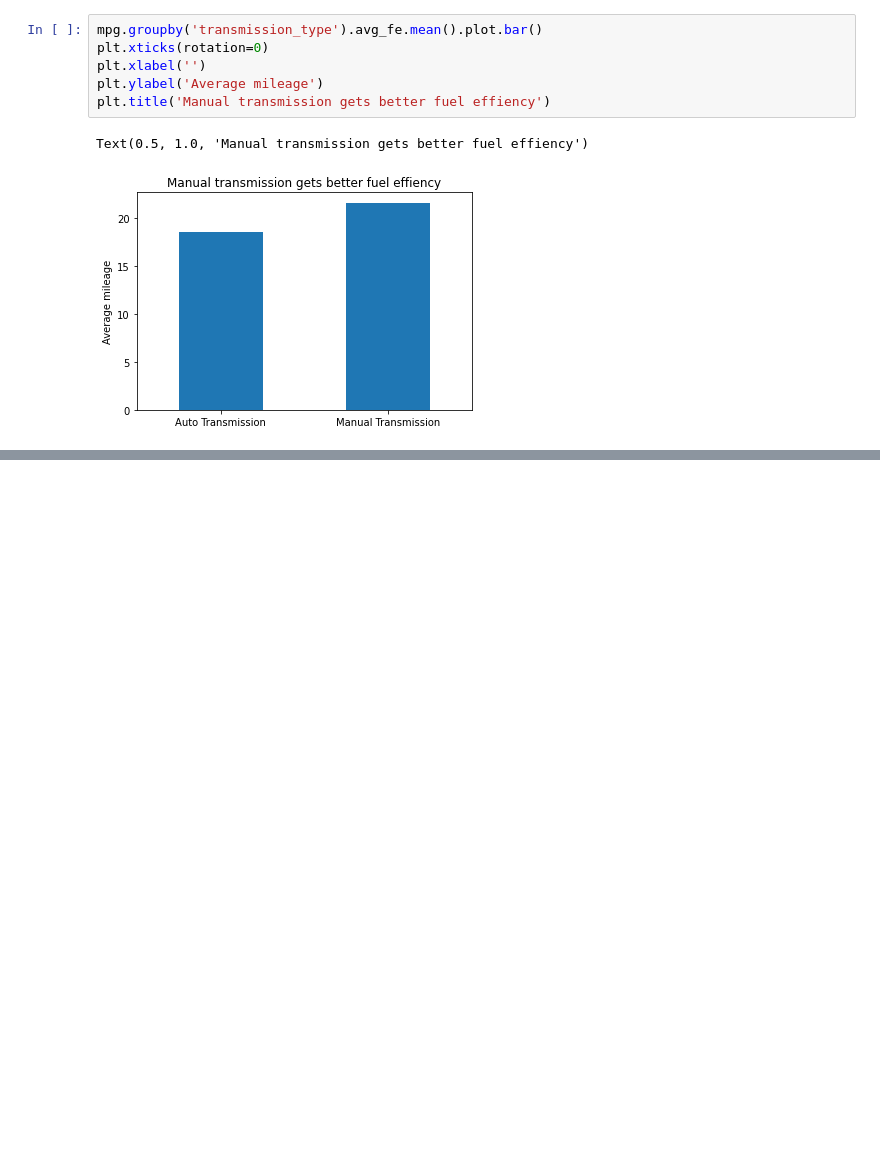
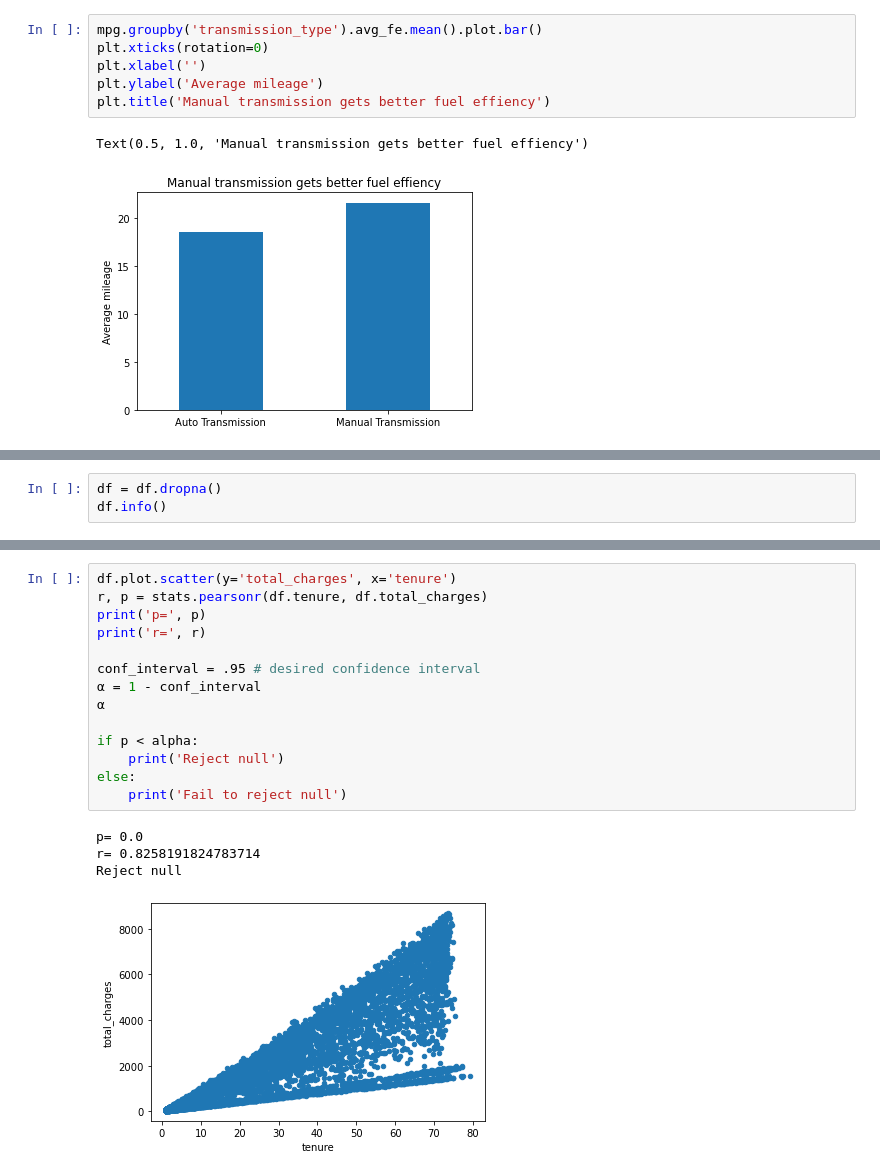
Before and after one commit to paigerackley/statistics-exercises, a Jupyter notebook: hypothesis_testing.ipynb, the cells around one changed output, grey strips where cells are left out. Drawn from its saved outputs; the diff is of its cells as text; blank space fills up the shorter version.

```diff
--- a/hypothesis_testing.ipynb
+++ b/hypothesis_testing.ipynb
@@ -242,0 +350,3 @@ Text(0.5, 1.0, 'Manual transmission gets better fuel effiency')
+# %%
+df = df.dropna()
+df.info()
@@ -242,0 +374,19 @@ Text(0.5, 1.0, 'Manual transmission gets better fuel effiency')
+# %%
+df.plot.scatter(y='total_charges', x='tenure')
+r, p = stats.pearsonr(df.tenure, df.total_charges)
+print('p=', p)
+print('r=', r)
+
+conf_interval = .95 # desired confidence interval
+α = 1 - conf_interval
+α
+
+if p < alpha:
+    print('Reject null')
+else:
+    print('Fail to reject null')
+# %% [output]
+p= 0.0
+r= 0.8258191824783714
+Reject null
+[figure, added]
```
Also changed, not shown: parts of 24 cells of this notebook.
